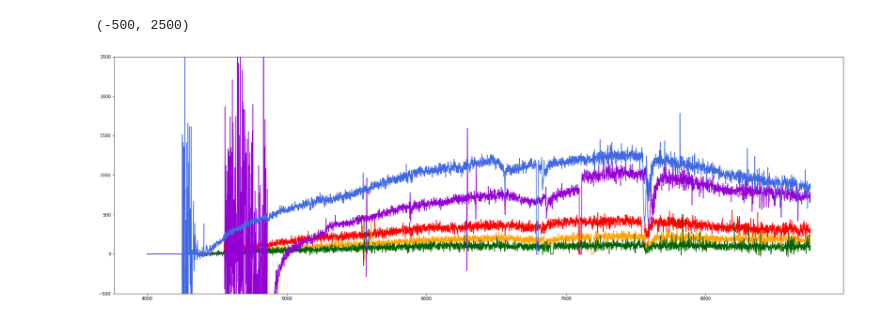
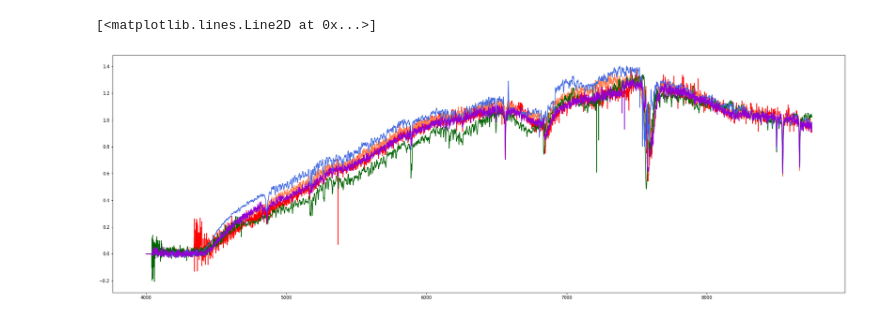
Before and after one commit to kadri-nizam/SIP2019, a Jupyter notebook: Giovanni/Coadding Species.ipynb, the cells around one changed output. Drawn from its saved outputs; the diff is of its cells as text; code cells hidden in the pictures.

Commit message:
I finally fixed my coaddition

```diff
--- a/Giovanni/Coadding Species.ipynb
+++ b/Giovanni/Coadding Species.ipynb
@@ -133,3 +111,11 @@ plt.show()
+# %%
+tlDEGC, tfDEGC, tvDEGC = coaddition(degc, vobsDEGC)
+tlDENUC, tfDENUC, tvDENUC = coaddition(denuc,vobsDENUC)
+tlIGC, tfIGC, tvIGC = coaddition(igc, vobsIGC)
+tlM87, tfM87, tvM87 = coaddition(m87gc, vobsM87)
+tlUDGGC, tfUDGGC, tvUDGGC = coaddition(udggc, vobsUDGGC)
+
+# degc,denuc, igc, m87gc, udggc
 # %%
 fluxesDEGC = np.zeros((len(tlDEGC), len(correct)))
 varsDEGC = np.zeros((len(tlDEGC), len(correct)))
@@ -172,0 +173,24 @@ for i in range(len(tlICL)):   #rebinning ICL
+# %%
+def sigmaclip(flux):                    #sigma clipping the flux
+    ones = np.ones(np.shape(flux))
+    stdev = np.std(flux, axis=0)
+    median = np.median(flux,axis=0)
+    a = ones[np.abs(flux-median) > 3 * stdev] = 0
+    return(ones)
+onesDEGC = sigmaclip(nfluxDEGC)
+onesDENUC = sigmaclip(nfluxDENUC)
+onesIGC = sigmaclip(nfluxIGC)
+onesM87 = sigmaclip(nfluxM87)
+onesUDGGC = sigmaclip(nfluxUDGGC)
+# %%
+def coadd(flux, ivar, ones):
+    coadd_spectra = np.nan_to_num(np.sum(flux * ivar * ones, axis = 0) / np.sum(ivar * ones, axis = 0))
+    coadd_ivar = np.nan_to_num(np.sum(ivar * ones, axis = 0))
+    coadd_err = np.nan_to_num(1 / np.sqrt(np.sum(ivar * ones, axis = 0)))
+    return coadd_spectra, coadd_ivar, coadd_err
+
+coadd_spectraDEGC, coadd_ivarDEGC, coadd_errDEGC = coadd(nfluxDEGC, nvarDEGC, onesDEGC)
+coadd_spectraDENUC, coadd_ivarDENUC, coadd_errDENUC = coadd(nfluxDENUC, nvarDENUC, onesDENUC)
+coadd_spectraIGC, coadd_ivarIGC, coadd_errIGC = coadd(nfluxIGC, nvarIGC, onesIGC)
+coadd_spectraM87, coadd_ivarM87, coadd_errM87 = coadd(nfluxM87, nvarM87, onesM87)
+coadd_spectraUDGGC, coadd_ivarUDGGC, coadd_errUDGGC = coadd(nfluxUDGGC, nvarUDGGC, onesUDGGC)
@@ -173,11 +242,10 @@ for i in range(len(tlICL)):   #rebinning ICL
 # %%
 plt.figure(figsize = (30,10))
-plt.plot(correct, newfluxDEGC, color = 'r')
-plt.plot(correct, newfluxUDG, color = 'orange')
-plt.plot(correct, newfluxH, color = 'darkgreen')
-plt.plot(correct,newfluxICL, color = 'darkviolet')
-plt.plot(correct,newfluxDENU, color = 'royalblue')
-plt.ylim(-500,2500)
+plt.plot(correct,coadd_spectraUDGGC, color = 'r')
+plt.plot(correct,coadd_spectraDEGC, color = 'coral')
+plt.plot(correct,coadd_spectraM87, color = 'darkgreen')
+plt.plot(correct,coadd_spectraDENUC, color = 'royalblue')
+plt.plot(correct,coadd_spectraIGC, color = 'darkviolet')
 # %% [output]
-(-500, 2500)
+[<matplotlib.lines.Line2D at 0x...>]
-[figure, old version]
+[figure, new version]
```
Also changed, not shown: parts of 18 cells of this notebook, 2 other files.
